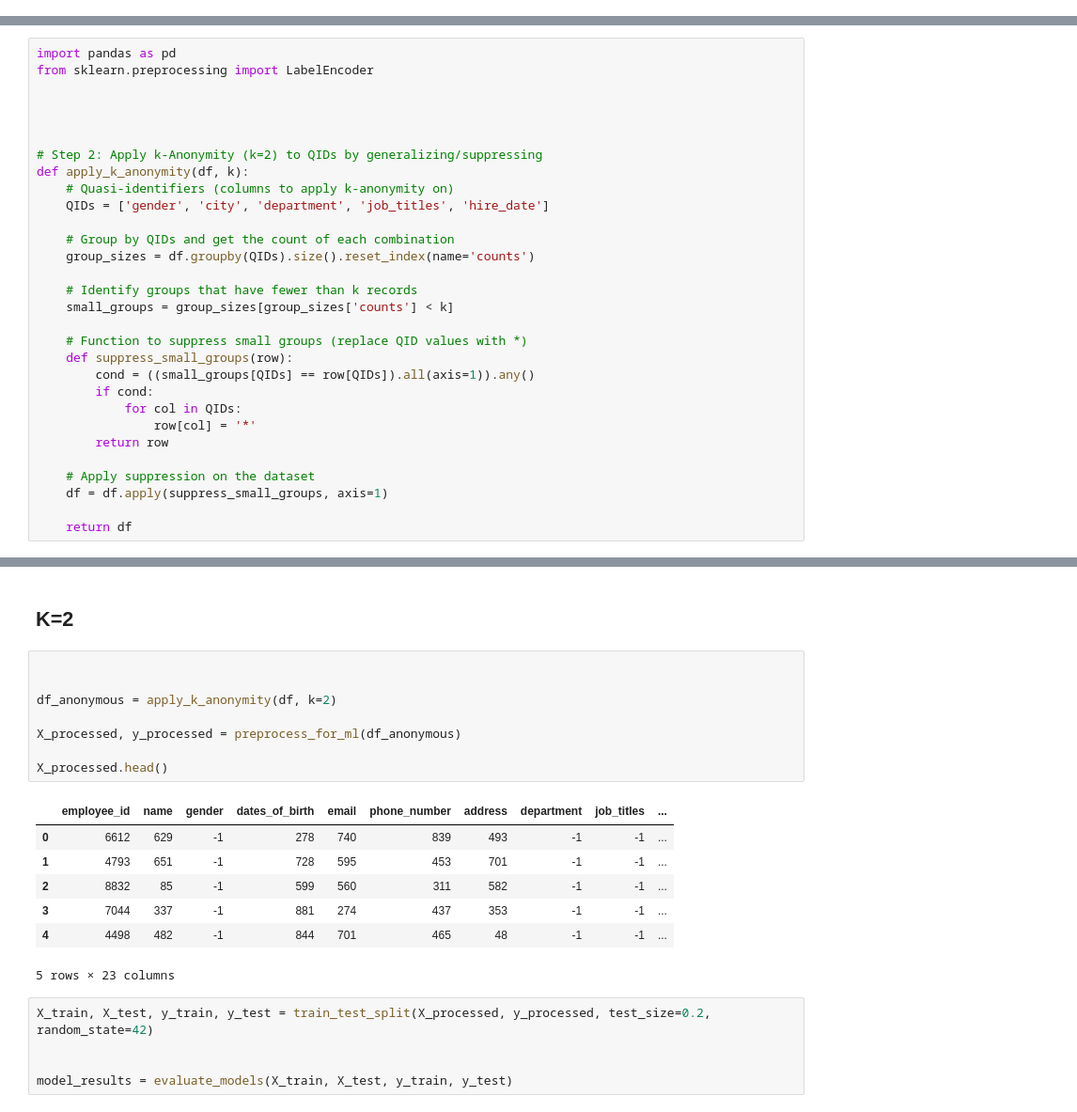
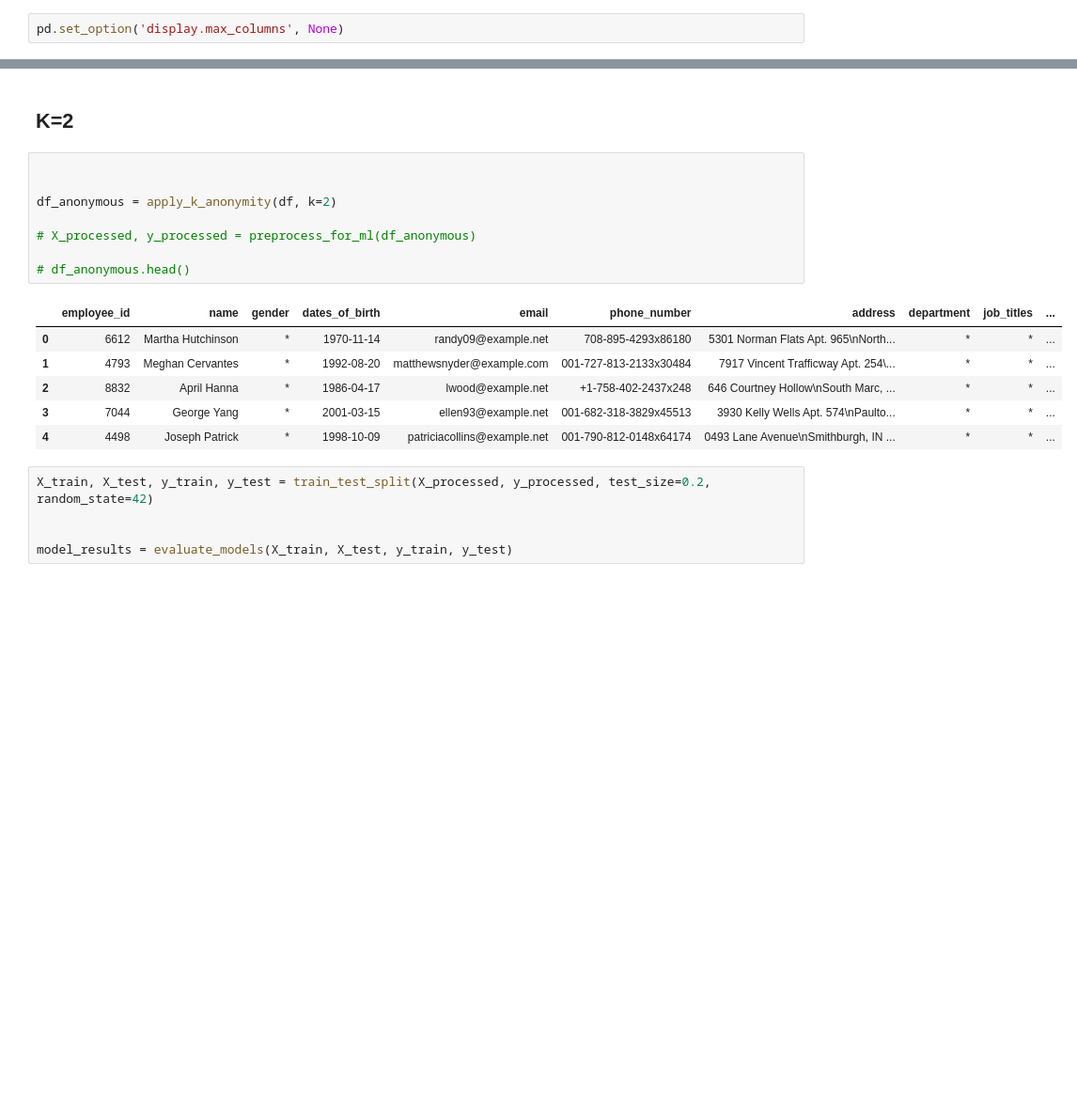
Before and after one commit to 1211223/SEGPRD_PROJECT_2, a Jupyter notebook: main.ipynb, the cells around one changed output, grey strips where cells are left out. Shown at 94% size. Drawn from its saved outputs; the diff is of its cells as text; blank space fills up the shorter version.

```diff
--- a/main.ipynb
+++ b/main.ipynb
@@ -18,6 +18,8 @@ from sklearn.ensemble import RandomForestRegressor, GradientBoostingRegressor
 from sklearn.metrics import mean_absolute_error
 import seaborn as sns
 import matplotlib.pyplot as plt
+# %%
+pd.set_option('display.max_columns', None)
 # %%
 df = pd.read_csv("fake_employee.csv")
 df.head()
@@ -182,33 +183,3 @@ Model (Decision Tree) - MAE: 27575.00
 Model (Gradient Boosting) - MAE: 19507.98
 # %% [markdown]
 # K-1 Anonymity
-# %%
-import pandas as pd
-from sklearn.preprocessing import LabelEncoder
-
-
-
-
-# Step 2: Apply k-Anonymity (k=2) to QIDs by generalizing/suppressing
-def apply_k_anonymity(df, k):
-    # Quasi-identifiers (columns to apply k-anonymity on)
-    QIDs = ['gender', 'city', 'department', 'job_titles', 'hire_date']
-
-    # Group by QIDs and get the count of each combination
-    group_sizes = df.groupby(QIDs).size().reset_index(name='counts')
-
-    # Identify groups that have fewer than k records
-    small_groups = group_sizes[group_sizes['counts'] < k]
-
-    # Function to suppress small groups (replace QID values with *)
-    def suppress_small_groups(row):
-        cond = ((small_groups[QIDs] == row[QIDs]).all(axis=1)).any()
-        if cond:
-            for col in QIDs:
-                row[col] = '*'
-        return row
-
-    # Apply suppression on the dataset
-    df = df.apply(suppress_small_groups, axis=1)
-
-    return df
@@ -233,19 +274,18 @@ df[["salary"]]
 # %%
 
 
 df_anonymous = apply_k_anonymity(df, k=2)
 
-X_processed, y_processed = preprocess_for_ml(df_anonymous)
+# X_processed, y_processed = preprocess_for_ml(df_anonymous)
 
-X_processed.head()
+# df_anonymous.head()
 # %% [output]
 |  | employee_id | name | gender | dates_of_birth | email | phone_number | address | department | job_titles | ... |
-| 0 | 6612 | 629 | -1 | 278 | 740 | 839 | 493 | -1 | -1 | ... |
-| 1 | 4793 | 651 | -1 | 728 | 595 | 453 | 701 | -1 | -1 | ... |
-| 2 | 8832 | 85 | -1 | 599 | 560 | 311 | 582 | -1 | -1 | ... |
-| 3 | 7044 | 337 | -1 | 881 | 274 | 437 | 353 | -1 | -1 | ... |
-| 4 | 4498 | 482 | -1 | 844 | 701 | 465 | 48 | -1 | -1 | ... |
+| 0 | 6612 | Martha Hutchinson | * | 1970-11-14 | randy09@example.net | 708-895-4293x86180 | 5301 Norman Flats Apt. 965\nNorth... | * | * | ... |
+| 1 | 4793 | Meghan Cervantes | * | 1992-08-20 | matthewsnyder@example.com | 001-727-813-2133x30484 | 7917 Vincent Trafficway Apt. 254\... | * | * | ... |
+| 2 | 8832 | April Hanna | * | 1986-04-17 | lwood@example.net | +1-758-402-2437x248 | 646 Courtney Hollow\nSouth Marc, ... | * | * | ... |
+| 3 | 7044 | George Yang | * | 2001-03-15 | ellen93@example.net | 001-682-318-3829x45513 | 3930 Kelly Wells Apt. 574\nPaulto... | * | * | ... |
+| 4 | 4498 | Joseph Patrick | * | 1998-10-09 | patriciacollins@example.net | 001-790-812-0148x64174 | 0493 Lane Avenue\nSmithburgh, IN ... | * | * | ... |
-5 rows × 23 columns
 # %%
 X_train, X_test, y_train, y_test = train_test_split(X_processed, y_processed, test_size=0.2, random_state=42)
 
```
Also changed, not shown: parts of 6 cells of this notebook, 1 other file.
